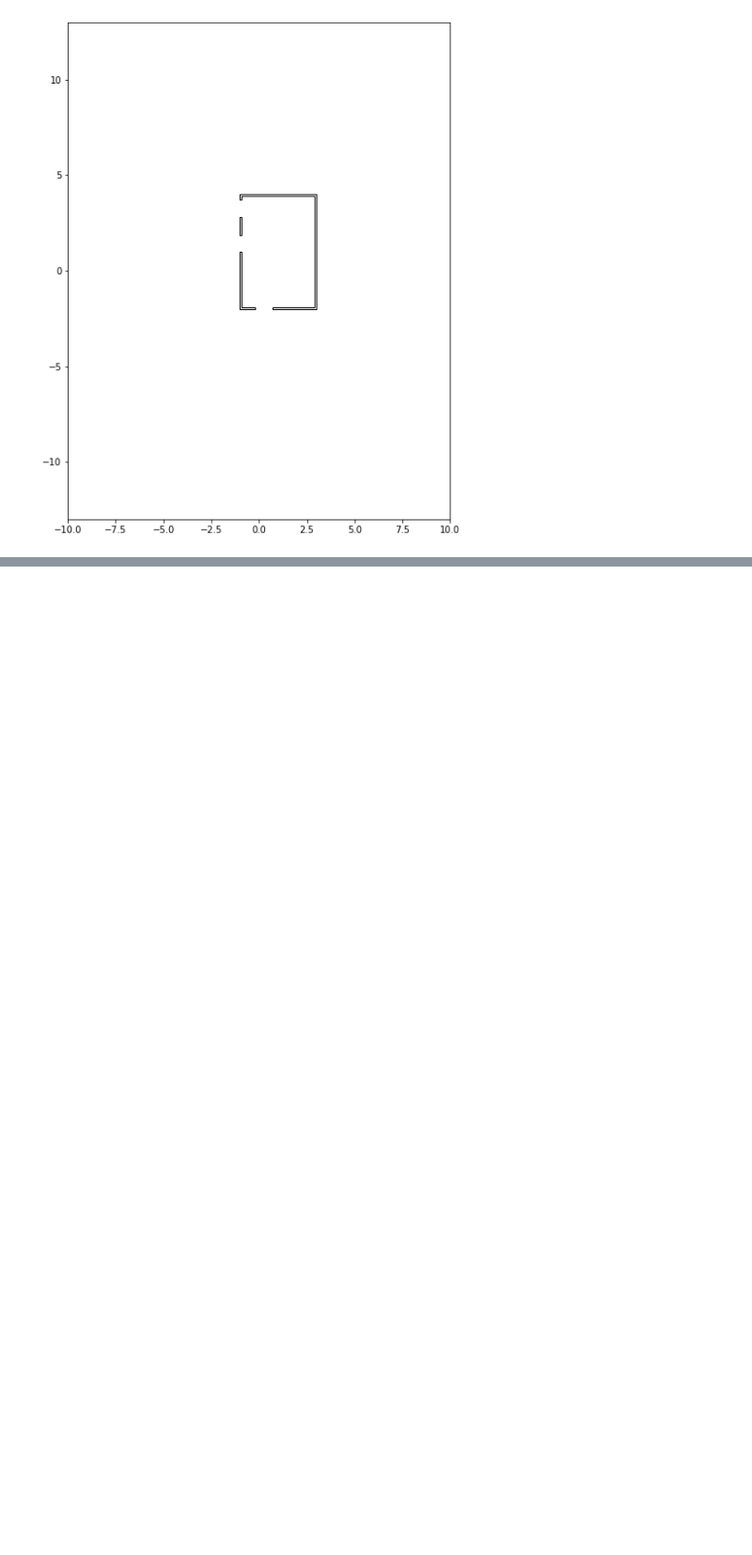
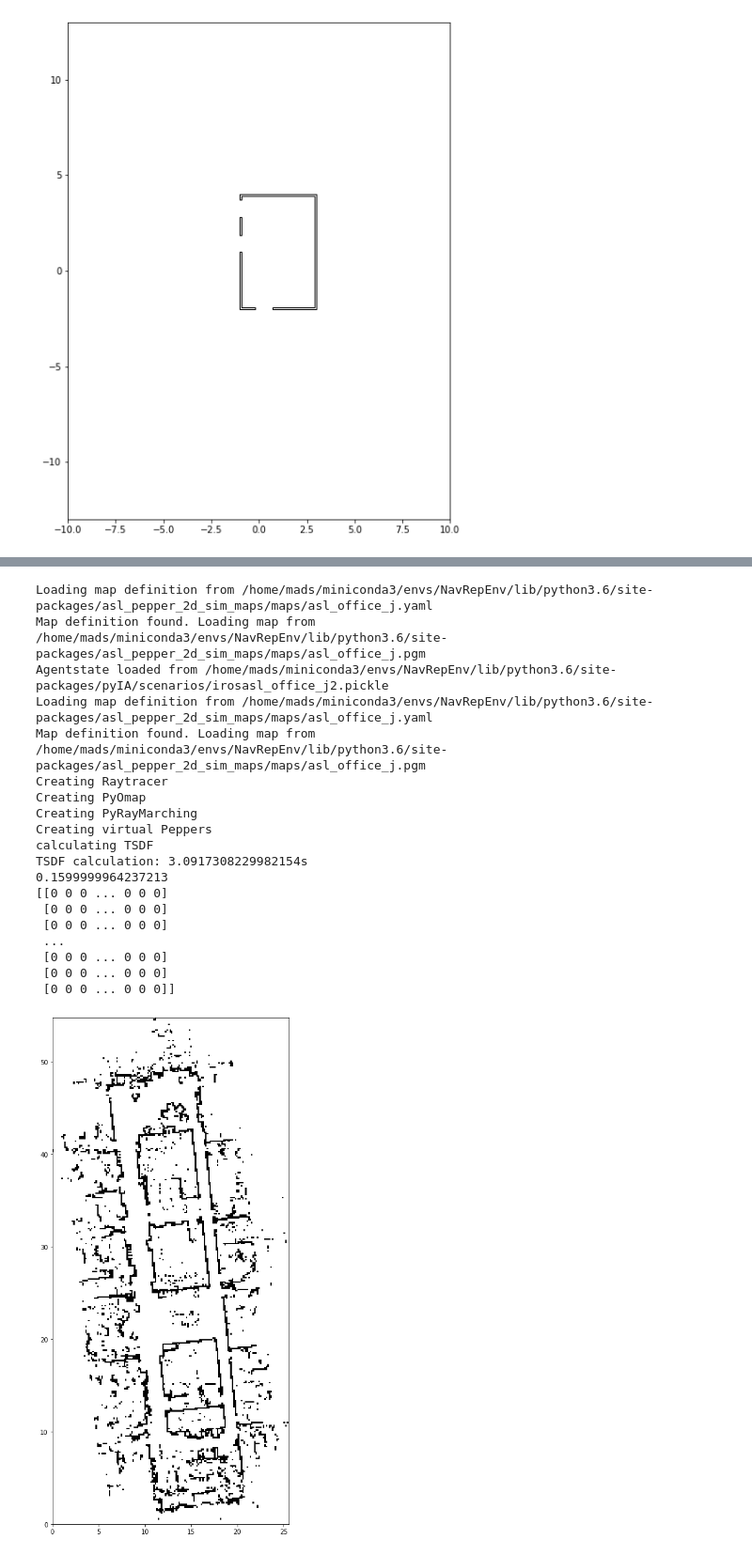
Before and after one commit to Makuh17/navrep, a Jupyter notebook: jupyter_tests/Room generation.ipynb, the cells around one changed output, grey strips where cells are left out. Shown at 94% size. Drawn from its saved outputs; the diff is of its cells as text; code cells hidden in the pictures; blank space fills up the shorter version.

```diff
--- a/jupyter_tests/Room generation.ipynb
+++ b/jupyter_tests/Room generation.ipynb
@@ -129,0 +148,31 @@ plt.show()
+# %%
+envIAN = IANEnv()
+envIAN.reset()
+map2d = envIAN.iarlenv.rlenv.coarse_map2d
+a = map2d.occupancy()
+print(map2d.resolution())
+print(a.astype(int))
+fig, ax = plt.subplots(figsize=[15,15])
+ax.imshow(a.astype(int),cmap='Greys',interpolation='none', extent=np.array([0,a.shape[1],0,a.shape[0]])*map2d.resolution())
+plt.show()
+# %% [output]
+Loading map definition from /home/mads/miniconda3/envs/NavRepEnv/lib/python3.6/site-packages/asl_pepper_2d_sim_maps/maps/asl_office_j.yaml
+Map definition found. Loading map from /home/mads/miniconda3/envs/NavRepEnv/lib/python3.6/site-packages/asl_pepper_2d_sim_maps/maps/asl_office_j.pgm
+Agentstate loaded from /home/mads/miniconda3/envs/NavRepEnv/lib/python3.6/site-packages/pyIA/scenarios/irosasl_office_j2.pickle
+Loading map definition from /home/mads/miniconda3/envs/NavRepEnv/lib/python3.6/site-packages/asl_pepper_2d_sim_maps/maps/asl_office_j.yaml
+Map definition found. Loading map from /home/mads/miniconda3/envs/NavRepEnv/lib/python3.6/site-packages/asl_pepper_2d_sim_maps/maps/asl_office_j.pgm
+Creating Raytracer
+Creating PyOmap
+Creating PyRayMarching
+Creating virtual Peppers
+calculating TSDF
+TSDF calculation: 3.0917308229982154s
+0.1599999964237213
+[[0 0 0 ... 0 0 0]
+ [0 0 0 ... 0 0 0]
+ [0 0 0 ... 0 0 0]
+ ...
+ [0 0 0 ... 0 0 0]
+ [0 0 0 ... 0 0 0]
+ [0 0 0 ... 0 0 0]]
+[figure, added]
```
Also changed, not shown: parts of 6 cells of this notebook.
